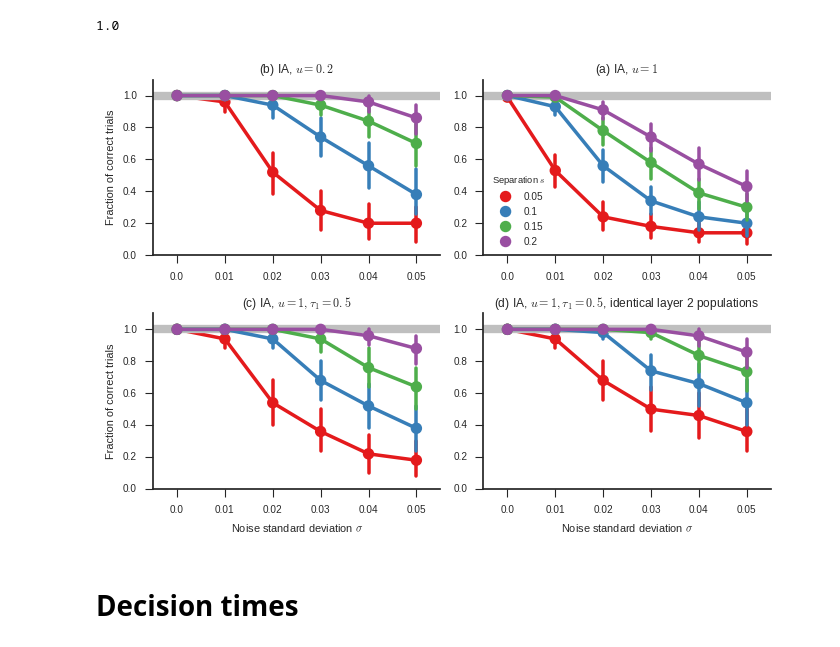
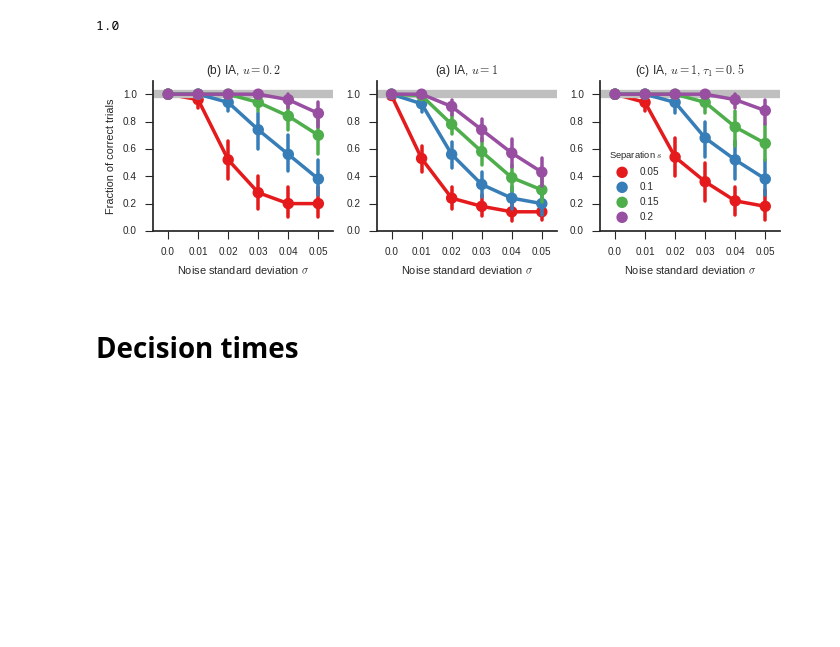
Before and after one commit to ctn-waterloo/cogsci17-decide, a Jupyter notebook: notebooks/Data based plots.ipynb, the cells around one changed output. Drawn from its saved outputs; the diff is of its cells as text; code cells hidden in the pictures; blank space fills up the shorter version.

```diff
--- a/notebooks/Data based plots.ipynb
+++ b/notebooks/Data based plots.ipynb
@@ -69,45 +69,43 @@ np.mean(x['correct'] == x['decided'])
 # %% [output]
 1.0
 # %%
-fig = plt.figure(figsize=(full_w, full_w / 1.4))
+fig = plt.figure(figsize=(full_w, col_w / 1.4))
 datasets = [
     df.query('network == "DriftDiffusion" and baseline == .2 and scale == 1. and not share_thresholding_intercepts'),
     df.query('network == "DriftDiffusion" and baseline == 1. and scale == 1.'),
     df.query('network == "DriftDiffusion" and baseline == 1. and scale == .2 and not share_thresholding_intercepts'),
-    df.query('network == "DriftDiffusion" and baseline == 1. and scale == .2 and share_thresholding_intercepts'),
+    #df.query('network == "DriftDiffusion" and baseline == 1. and scale == .2 and share_thresholding_intercepts'),
 ]
 titles = [
     r"(b) IA, $u = 0.2$",
     r"(a) IA, $u = 1$",
     r"(c) IA, $u = 1, \tau_1 = 0.5$",
-    r"(d) IA, $u = 1, \tau_1 = 0.5$, identical layer 2 populations",
+    #r"(d) IA, $u = 1, \tau_1 = 0.5$, identical layer 2 populations",
 ]
 
 ax=None
 for i, (title, data) in enumerate(zip(titles, datasets)):
-    ax = plt.subplot(2, 2, i + 1, sharey=ax)
+    ax = plt.subplot(1, 3, i + 1, sharey=ax)
     ax.axhline(y=1., lw=6, c=(0.75, 0.75, 0.75))
     sns.pointplot('noise', 'correct', 'target_sep', data=data, palette='Set1')
-    if i == 1:
+    if i == 2:
         ax.get_legend().set_title("Separation $s$")
     else:
         ax.legend().remove()
 
     plt.ylim(0, 1.1)
     plt.title(title)
-    if i > 1:
-        plt.xlabel(r"Noise standard deviation $\sigma$")
-    else:
-        plt.xlabel("")
-    if i % 2 == 0:
+    plt.xlabel(r"Noise standard deviation $\sigma$")
+
+    if i == 0:
         plt.ylabel("Fraction of correct trials")
     else:
         plt.ylabel("")
 
 sns.despine()
 plt.tight_layout()
 # %% [output]
-[figure, old version]
+[figure, new version]
 # %%
 savefig(fig, 'correct')
 # %% [markdown]
```
Also changed, not shown: 2 other files.
